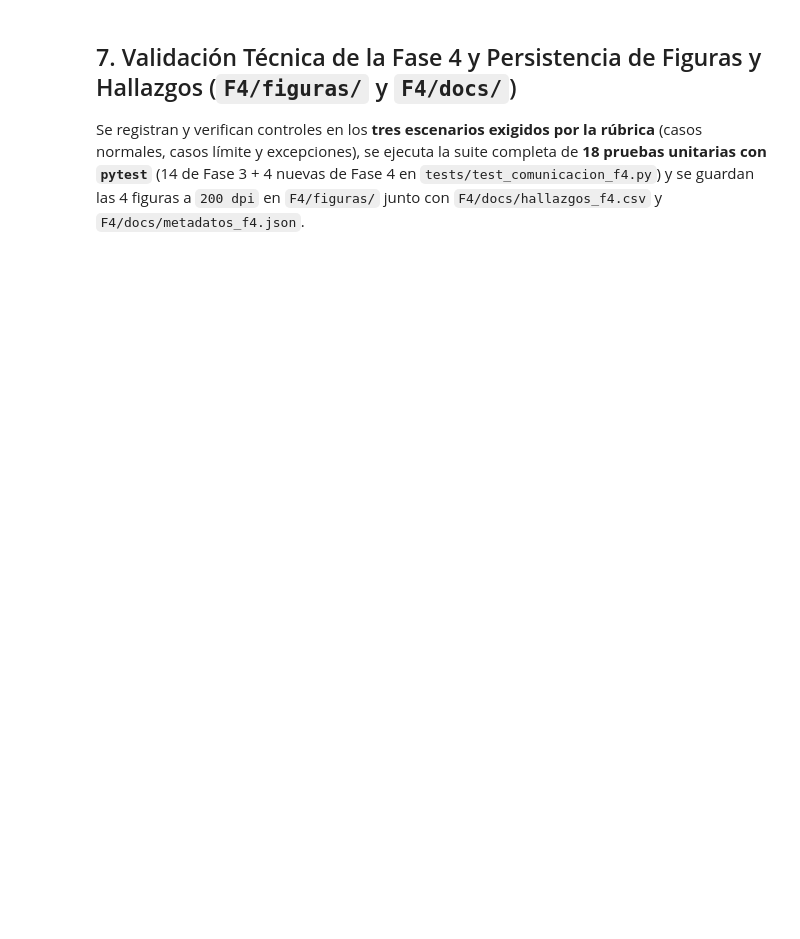
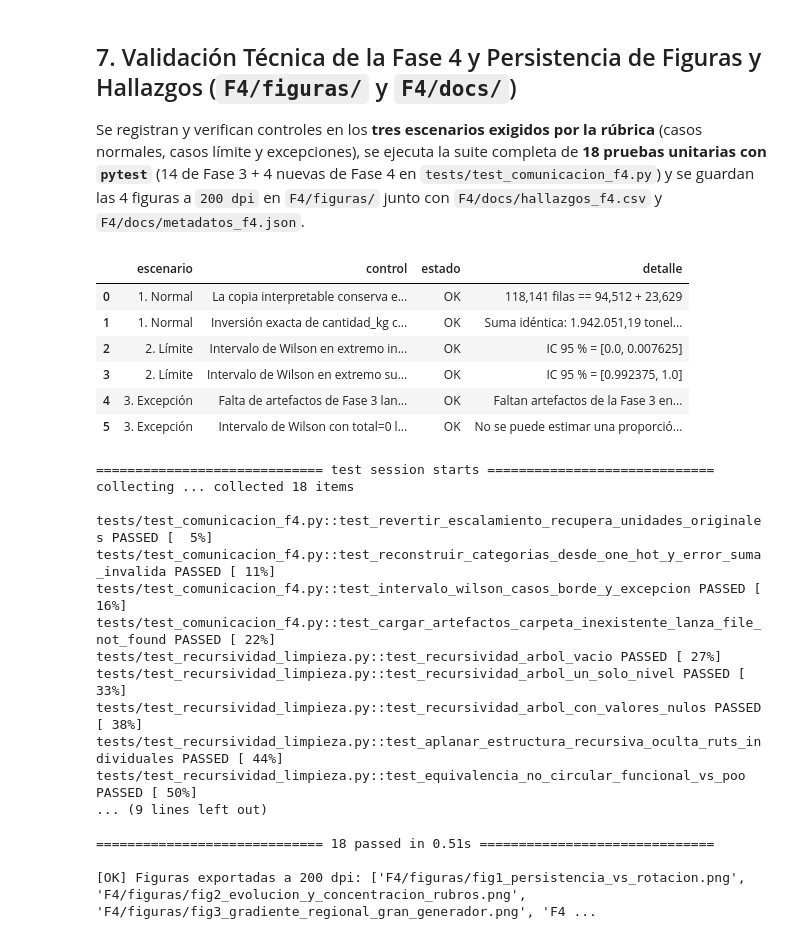
Before and after one commit to Rulman75/proyecto-grupo3-mcdi500, a Jupyter notebook: F4/notebooks/F4_Visualizacion_Comunicacion.ipynb, the cells around one changed output. Cells and saved outputs as stored; diff of their text form; code cells hidden in the pictures; blank space fills up the shorter version.

Commit message:
fix(f4): ejecuta todas las celdas de F4 y exporta las 4 figuras a 200 dpi, hallazgos y HTML

```diff
--- a/F4/notebooks/F4_Visualizacion_Comunicacion.ipynb
+++ b/F4/notebooks/F4_Visualizacion_Comunicacion.ipynb
@@ -536,32 +574,57 @@ df_hallazgos_f4 = pd.DataFrame([
         "limite": "Cobertura trianual (2023-2025) acotada a variaciones de corto plazo.",
     },
     {
         "figura": "fig3_gradiente_regional_gran_generador",
         "objetivo": "OE3: Caracterizar diferencias territoriales y tasa de Gran Generador",
-        "hallazgo": "Antofagasta (18,9 %, n=5.933) y Atacama (14,2 %, n=2.244) duplican la tasa nacional de Gran Generador (8,0 %), mientras la RM concentra 51.073 declaraciones.",
-        "limite": "Tamaños muestrales muy distintos entre regiones (n=51.073 en RM vs n=351 en Aysén).",
+        "hallazgo": "Antofagasta (19,9 %, n=6.934) y Atacama (13,0 %, n=3.469) lideran la tasa de Gran Generador frente al promedio nacional (7,9 %), mientras la RM concentra 34.855 declaraciones (10,7 %).",
+        "limite": "Tamaños muestrales muy distintos entre regiones (n=34.855 en RM vs n=1.166 en Arica y Parinacota).",
     },
     {
         "figura": "fig4_control_confusion_y_factor_mentira",
         "objetivo": "Discusión: Controlar confusión por Minería y verificar fidelidad de escala",
         "hallazgo": "La mayor tasa de Gran Generador en el núcleo persistente se mantiene tanto en Minería (35,6 % vs 5,8 %) como en los otros 18 rubros (7,8 % vs 3,0 %).",
         "limite": "Asociación observacional estratificada; no implica relación causal directa.",
     },
 ])
 df_hallazgos_f4.to_csv(DIR_DOCS_F4 / "hallazgos_f4.csv", index=False, encoding="utf-8")
 
 metadatos_f4 = {
     "fase": "F4",
     "fecha_ejecucion": str(date.today()),
     "semilla": SEMILLA,
     "python": sys.version.split()[0],
     "entradas": [f"F2/data/processed/{a}" for a in ["entrenamiento_f3.csv", "prueba_f3.csv", "diccionario_f3.csv", "parametros_f3.csv"]],
     "figuras": list(rutas_guardadas.values()),
     "controles_superados": len(df_controles_f4),
 }
 (DIR_DOCS_F4 / "metadatos_f4.json").write_text(json.dumps(metadatos_f4, indent=2, ensure_ascii=False), encoding="utf-8")
 
 res_pytest_f4 = subprocess.run([sys.executable, "-m", "pytest", "tests", "-v", "--no-header"], capture_output=True, text=True, check=False)
 print(res_pytest_f4.stdout)
 assert res_pytest_f4.returncode == 0
 print(f"[OK] Figuras exportadas a 200 dpi: {list(rutas_guardadas.values())}")
+# %% [output]
+|  | escenario | control | estado | detalle |
+| 0 | 1. Normal | La copia interpretable conserva e... | OK | 118,141 filas == 94,512 + 23,629 |
+| 1 | 1. Normal | Inversión exacta de cantidad_kg c... | OK | Suma idéntica: 1.942.051,19 tonel... |
+| 2 | 2. Límite | Intervalo de Wilson en extremo in... | OK | IC 95 % = [0.0, 0.007625] |
+| 3 | 2. Límite | Intervalo de Wilson en extremo su... | OK | IC 95 % = [0.992375, 1.0] |
+| 4 | 3. Excepción | Falta de artefactos de Fase 3 lan... | OK | Faltan artefactos de la Fase 3 en... |
+| 5 | 3. Excepción | Intervalo de Wilson con total=0 l... | OK | No se puede estimar una proporció... |
+============================= test session starts =============================
+collecting ... collected 18 items
+
+tests/test_comunicacion_f4.py::test_revertir_escalamiento_recupera_unidades_originales PASSED [  5%]
+tests/test_comunicacion_f4.py::test_reconstruir_categorias_desde_one_hot_y_error_suma_invalida PASSED [ 11%]
+tests/test_comunicacion_f4.py::test_intervalo_wilson_casos_borde_y_excepcion PASSED [ 16%]
+tests/test_comunicacion_f4.py::test_cargar_artefactos_carpeta_inexistente_lanza_file_not_found PASSED [ 22%]
+tests/test_recursividad_limpieza.py::test_recursividad_arbol_vacio PASSED [ 27%]
+tests/test_recursividad_limpieza.py::test_recursividad_arbol_un_solo_nivel PASSED [ 33%]
+tests/test_recursividad_limpieza.py::test_recursividad_arbol_con_valores_nulos PASSED [ 38%]
+tests/test_recursividad_limpieza.py::test_aplanar_estructura_recursiva_oculta_ruts_individuales PASSED [ 44%]
+tests/test_recursividad_limpieza.py::test_equivalencia_no_circular_funcional_vs_poo PASSED [ 50%]
+... (9 lines left out)
+
+============================= 18 passed in 0.51s ==============================
+
+[OK] Figuras exportadas a 200 dpi: ['F4/figuras/fig1_persistencia_vs_rotacion.png', 'F4/figuras/fig2_evolucion_y_concentracion_rubros.png', 'F4/figuras/fig3_gradiente_regional_gran_generador.png', 'F4 ...
```
Also changed, not shown: parts of 7 cells of this notebook, 8 other files.
